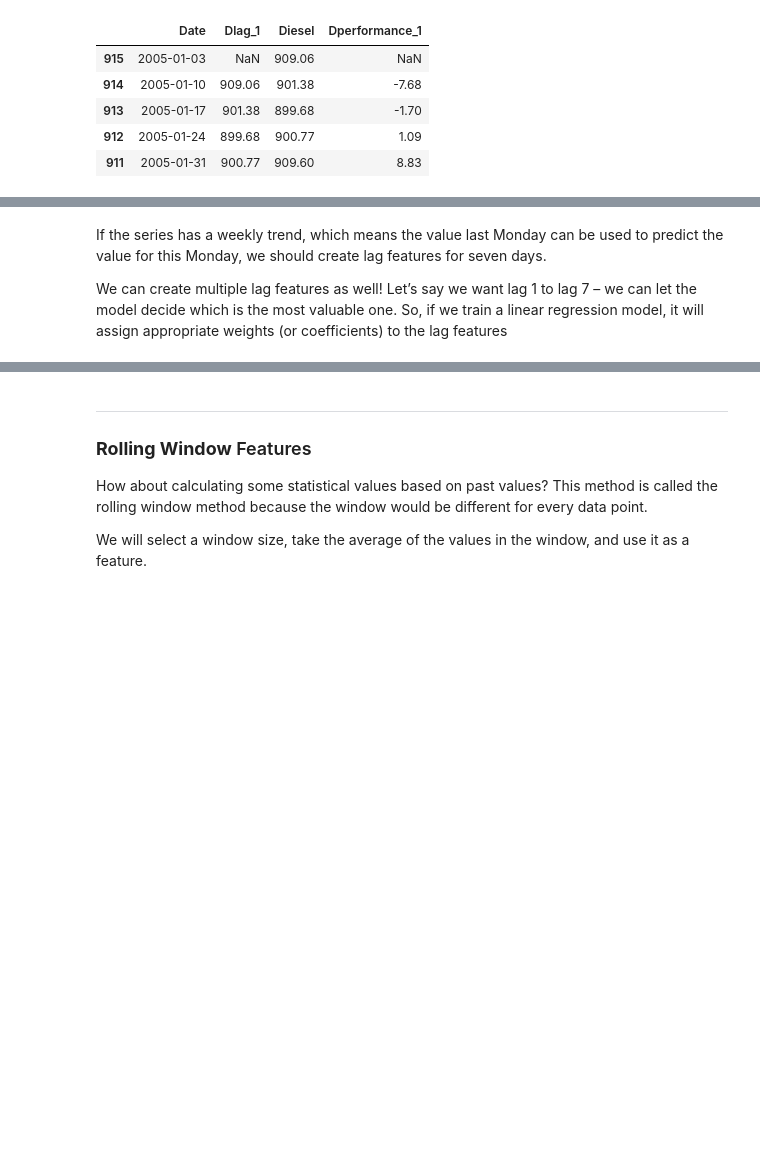
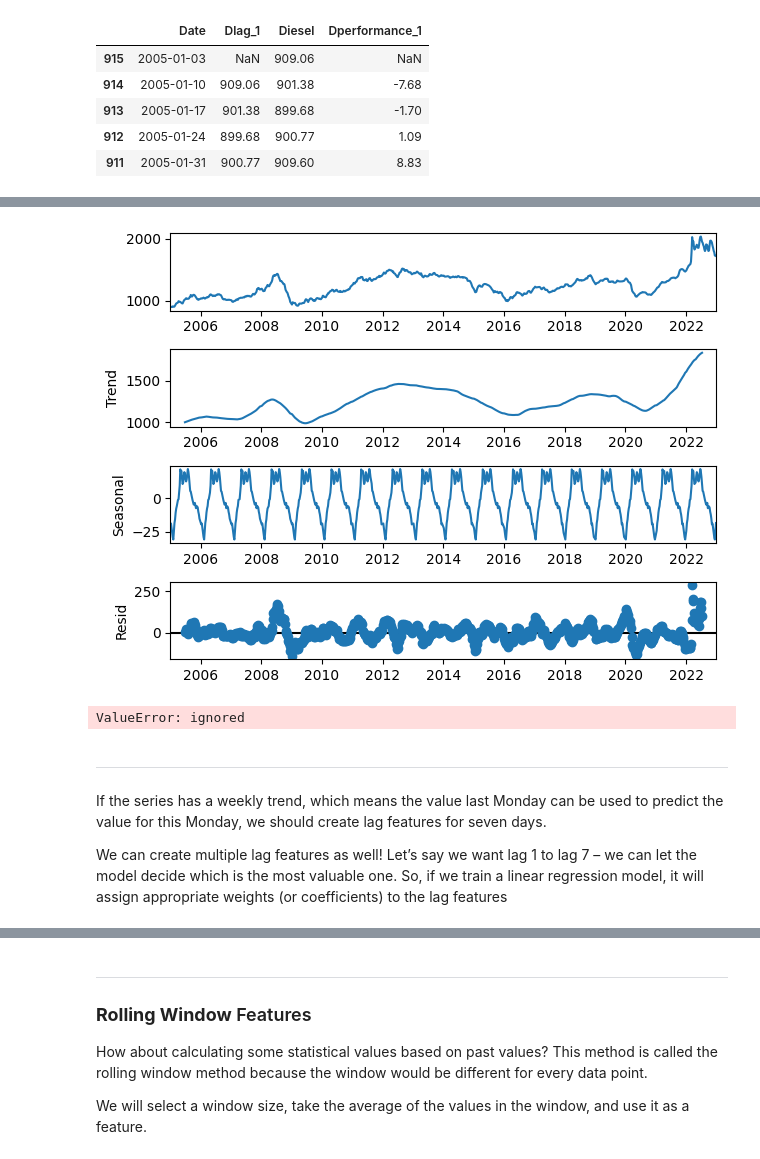
Before and after one commit to sawubona-repo/PRIVAT, a Jupyter notebook: Python_OIL_PRICE_TIMESERIES_v1.ipynb, the cells around one changed output, grey strips where cells are left out. Saved outputs shown, nothing was run; the diff lists cells and outputs as text; code cells hidden in the pictures; blank space fills up the shorter version.

```diff
--- a/Python_OIL_PRICE_TIMESERIES_v1.ipynb
+++ b/Python_OIL_PRICE_TIMESERIES_v1.ipynb
@@ -258,0 +312,6 @@ fig.show()
+# %%
+dfp = df[['Date','Diesel']]
+dfp = dfp.set_index(dfp.Date)
+dfp.drop('Date', axis = 1, inplace = True)
+print('Column datatypes= \n',dff.dtypes)
+dfp.head()
@@ -259,4 +340,23 @@ fig.show()
+# %%
+# We are going to use 'additive' model because it is quick to develop, fast to train, and provide interpretable patterns
+# dfp.info()
+decomposition = sm.tsa.seasonal_decompose(dfp, model='additive', period=49)
+fig = decomposition.plot()
+# %% [output]
+[figure, added]
+# %%
+model = ARIMA(dff, order=(2, 1, 2), freq = 'W')
+results_ARIMA = model.fit(disp=-1)
+
+plt.xlabel('Years')
+plt.plot(dff,color= 'blue', label='Orignal (diff/log transformed)')
+plt.plot(results_ARIMA.fittedvalues, color = 'red', label='ARIMA Model')
+plt.title('The Combined ARIMA(p,d,q) Model')
+plt.legend()
+# %% [output]
+ValueError: ignored
 # %% [markdown]
+---
 If the series has a weekly trend, which means the value last Monday can be used to predict the value for this Monday, we should create lag features for seven days.
 
 We can create multiple lag features as well! Let’s say we want lag 1 to lag 7 – we can let the model decide which is the most valuable one. So, if we train a linear regression model, it will assign appropriate weights (or coefficients) to the lag features
```
Also changed, not shown: parts of 41 cells of this notebook.
